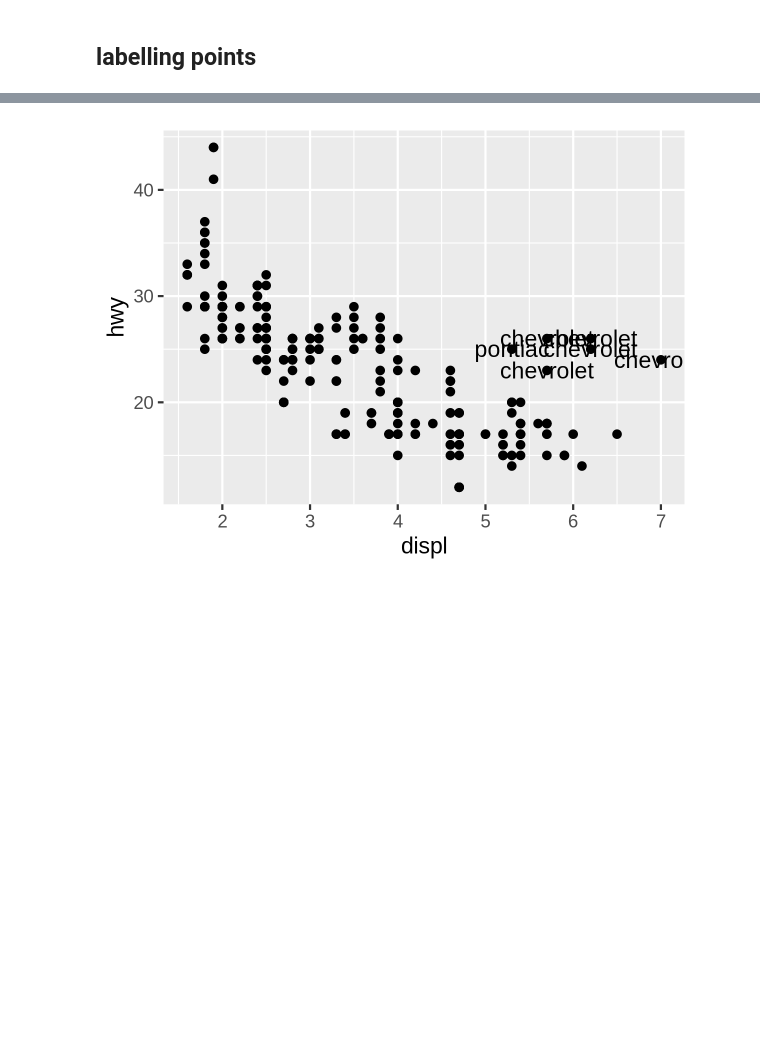
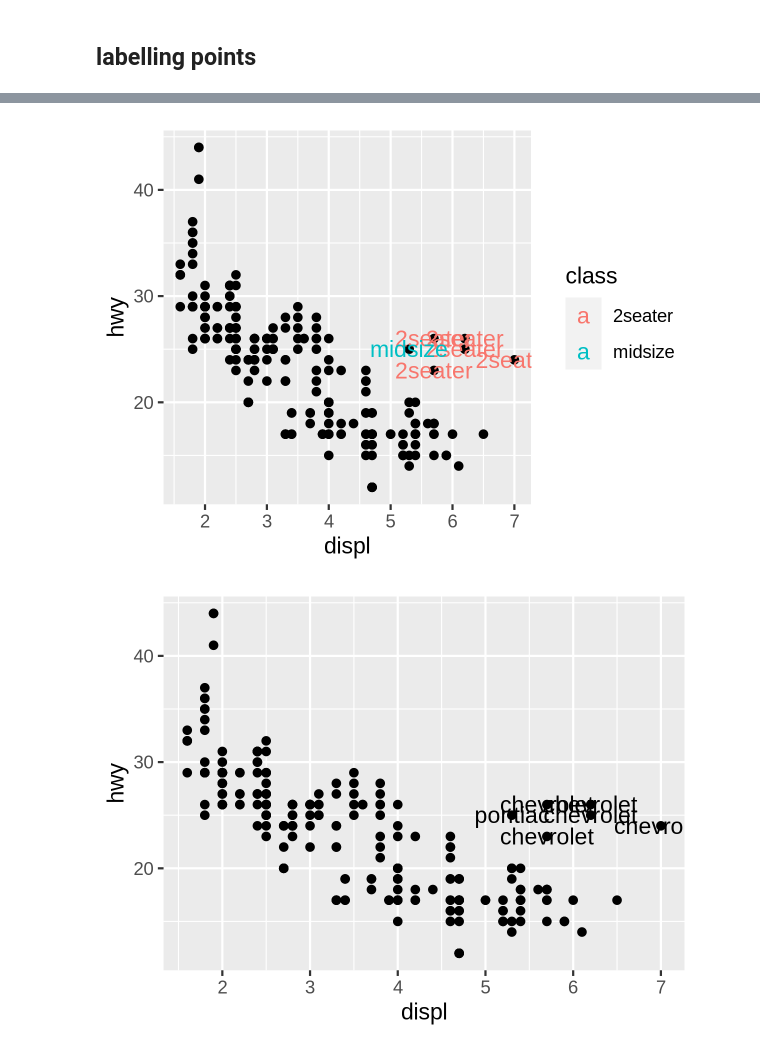
Before and after one commit to Festusfolawe/BIOS512, a Jupyter notebook: 06_adjusting_plot_appearance.ipynb, the cells around one changed output, grey strips where cells are left out. Drawn from its saved outputs; the diff is of its cells as text; code cells hidden in the pictures; blank space fills up the shorter version.

```diff
--- a/06_adjusting_plot_appearance.ipynb
+++ b/06_adjusting_plot_appearance.ipynb
@@ -146,3 +151,14 @@ p
+# %%
+options(repr.plot.res = 300, repr.plot.height = 3, repr.plot.width = 4)
+
+p = ggplot(mpg, aes(x = displ, y = hwy, label = class)) +
+
+    geom_point() +
+    geom_text(data = mpg %>% filter(displ > 5, hwy > 21), mapping = aes (color = class))
+#You can use the geom-text to label within chart and filter as necessary.
+p
+# %% [output]
+[figure, added]
 # %%
 # ?geom_text
 # %%
```
Also changed, not shown: parts of 17 cells of this notebook, 2 other files.
